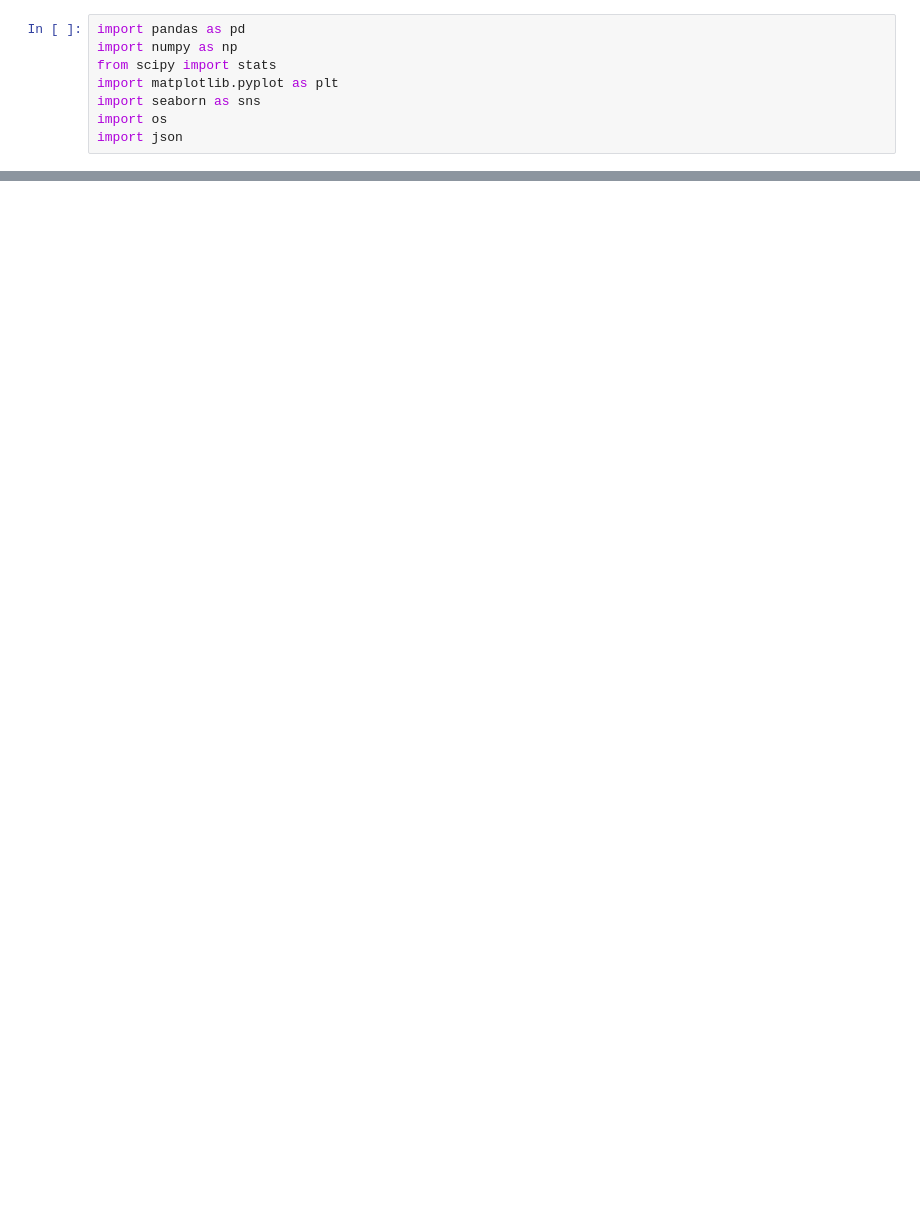
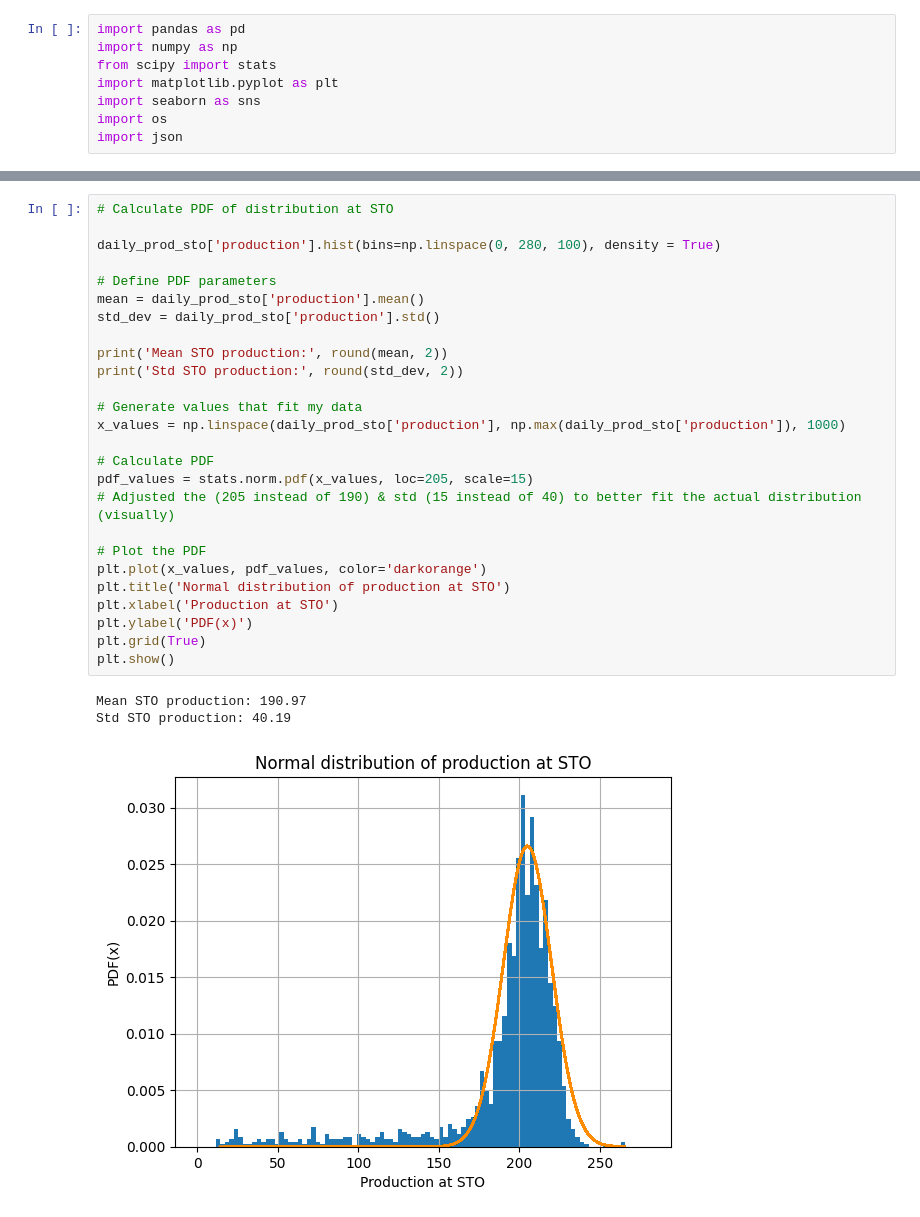
Before and after one commit to PhilippeGiorgino/project_evaluatie_statistiek, a Jupyter notebook: notebooks/evaluatie_statistiek.ipynb, the cells around one changed output, grey strips where cells are left out. Cells and saved outputs as stored; diff of their text form; blank space fills up the shorter version.

```diff
--- a/notebooks/evaluatie_statistiek.ipynb
+++ b/notebooks/evaluatie_statistiek.ipynb
@@ -278,0 +231,30 @@ daily_prod_sto[daily_prod_sto['production'] < 150].shape[0] / daily_prod_sto[dai
+# %%
+# Calculate PDF of distribution at STO
+
+daily_prod_sto['production'].hist(bins=np.linspace(0, 280, 100), density = True)
+
+# Define PDF parameters
+mean = daily_prod_sto['production'].mean()
+std_dev = daily_prod_sto['production'].std()
+
+print('Mean STO production:', round(mean, 2))
+print('Std STO production:', round(std_dev, 2))
+
+# Generate values that fit my data
+x_values = np.linspace(daily_prod_sto['production'], np.max(daily_prod_sto['production']), 1000)
+
+# Calculate PDF
+pdf_values = stats.norm.pdf(x_values, loc=205, scale=15)
+# Adjusted the (205 instead of 190) & std (15 instead of 40) to better fit the actual distribution (visually)
+
+# Plot the PDF
+plt.plot(x_values, pdf_values, color='darkorange')
+plt.title('Normal distribution of production at STO')
+plt.xlabel('Production at STO')
+plt.ylabel('PDF(x)')
+plt.grid(True)
+plt.show()
+# %% [output]
+Mean STO production: 190.97
+Std STO production: 40.19
+[figure, added]
```
Also changed, not shown: parts of 41 cells of this notebook, 1 other file.
